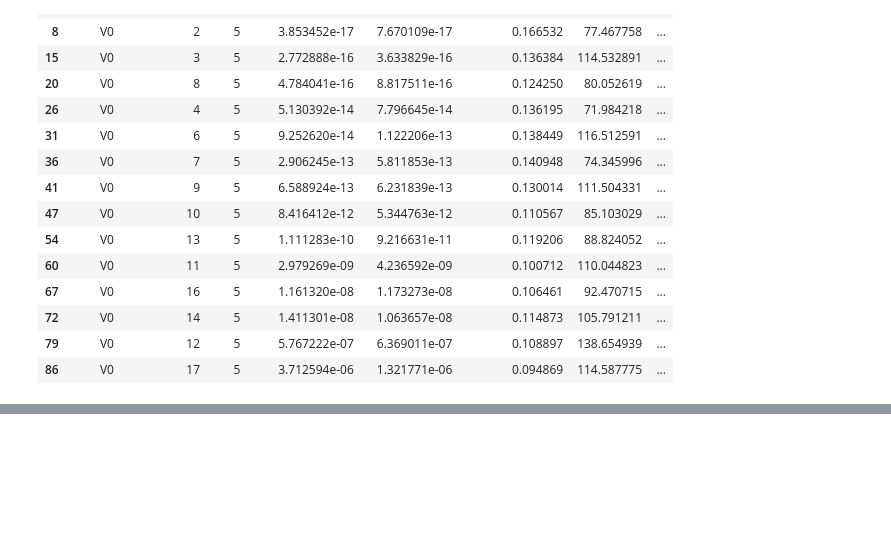
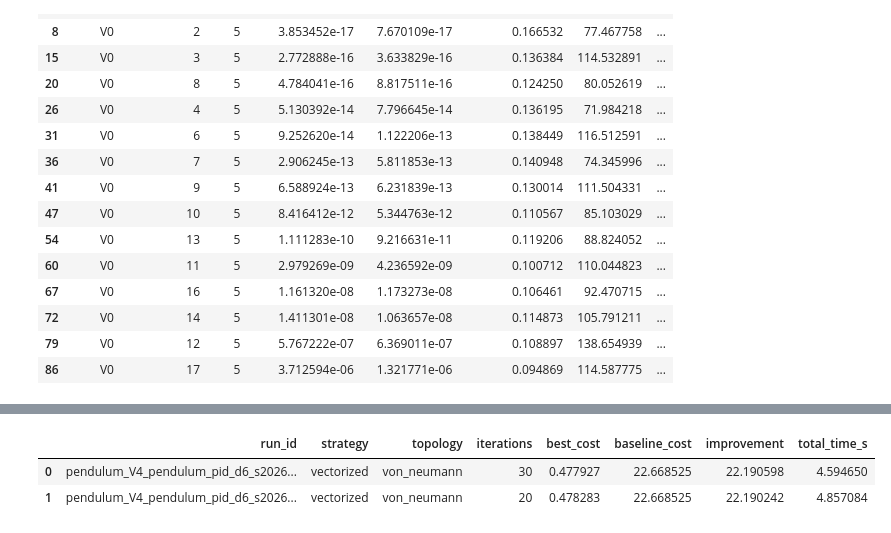
Before and after one commit to Lscotti-uni/PSO-python, a Jupyter notebook: notebooks/final_report.ipynb, the cells around one changed output, grey strips where cells are left out. Saved outputs shown, nothing was run; the diff lists cells and outputs as text; code cells hidden in the pictures; blank space fills up the shorter version.

```diff
--- a/notebooks/final_report.ipynb
+++ b/notebooks/final_report.ipynb
@@ -580,0 +593,36 @@ else:
+# %%
+from pso_lab.use_cases.inverted_pendulum import (
+    PENDULUM_PID_REFERENCE_GAINS,
+    pendulum_pid_cost,
+)
+
+pendulum_root = Path('../results/use_case_pendulum')
+pendulum_rows = []
+if pendulum_root.exists():
+    baseline_cost = float(pendulum_pid_cost(PENDULUM_PID_REFERENCE_GAINS))
+    for run_dir in sorted(pendulum_root.iterdir()):
+        summary_path = run_dir / 'summary.json'
+        if not summary_path.exists():
+            continue
+        data = json.loads(summary_path.read_text())
+        best_cost = float(data['best_value'])
+        pendulum_rows.append({
+            'run_id': data['run_id'],
+            'strategy': data['strategy'],
+            'topology': data['topology'],
+            'iterations': data['iterations_completed'],
+            'best_cost': best_cost,
+            'baseline_cost': baseline_cost,
+            'improvement': baseline_cost - best_cost,
+            'total_time_s': data['metrics']['total_run_time'],
+        })
+
+pendulum_df = pd.DataFrame(pendulum_rows)
+if pendulum_df.empty:
+    print('No pendulum runs found under results/use_case_pendulum/.')
+else:
+    display(pendulum_df.sort_values('best_cost'))
+# %% [output]
+|  | run_id | strategy | topology | iterations | best_cost | baseline_cost | improvement | total_time_s |
+| 0 | pendulum_V4_pendulum_pid_d6_s2026... | vectorized | von_neumann | 30 | 0.477927 | 22.668525 | 22.190598 | 4.594650 |
+| 1 | pendulum_V4_pendulum_pid_d6_s2026... | vectorized | von_neumann | 20 | 0.478283 | 22.668525 | 22.190242 | 4.857084 |
```
Also changed, not shown: parts of 8 cells of this notebook, 1 other file.
